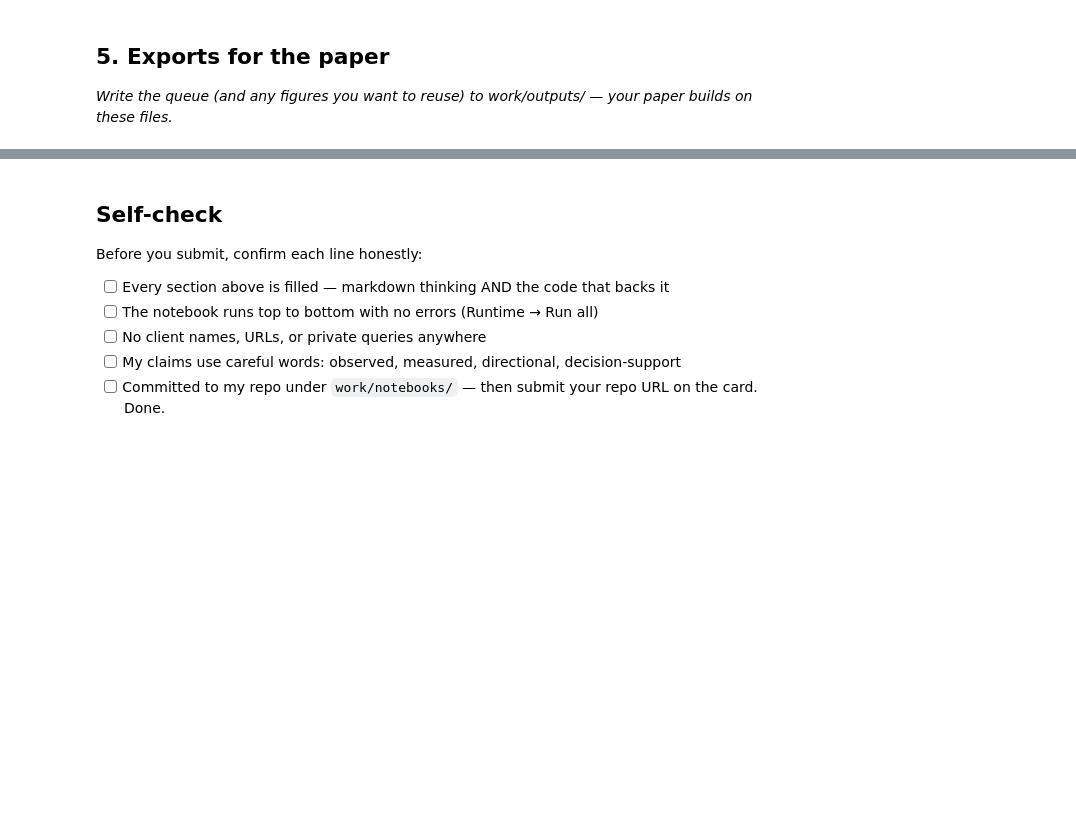
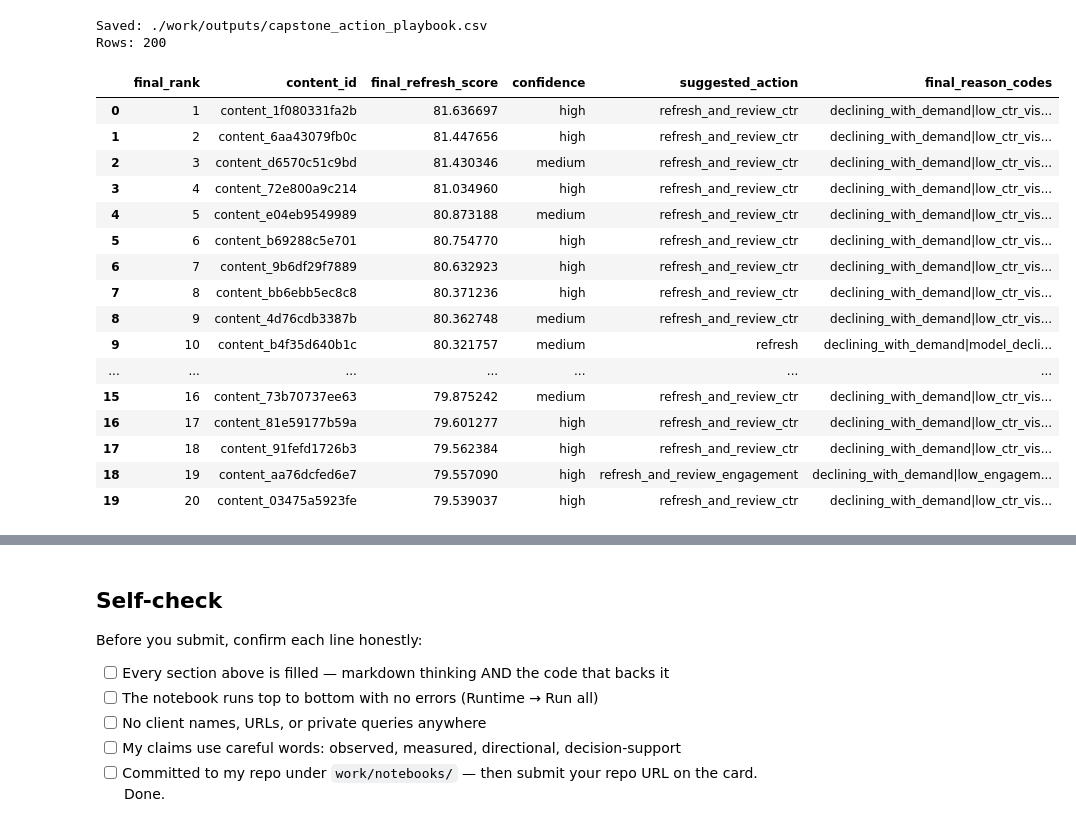
Before and after one commit to suha-2004/flyrank-ml-internship, a Jupyter notebook: work/notebooks/w07_action_playbook.ipynb, the cells around one changed output, grey strips where cells are left out. Drawn from its saved outputs; the diff is of its cells as text; code cells hidden in the pictures; blank space fills up the shorter version.

```diff
--- a/work/notebooks/w07_action_playbook.ipynb
+++ b/work/notebooks/w07_action_playbook.ipynb
@@ -12,0 +74,10 @@ This skeleton is yours to fill. Work the sections **in order** — each one has
+# %%
+import pandas as pd
+
+recommendations = pd.read_csv("./outputs/refresh_queue_sample.csv")
+
+print("Shape:", recommendations.shape)
+print("Columns:")
+print(recommendations.columns.tolist())
+
+recommendations.head()
@@ -12,0 +106,19 @@ This skeleton is yours to fill. Work the sections **in order** — each one has
+# %%
+# This cell is for CODE (numbers, a query, a check).
+# Write your text answer in the cell ABOVE this one — typing sentences here breaks Run All.
+# Create the W07 action queue from the existing project output
+
+action_queue = recommendations[
+    [
+        "final_rank",
+        "content_id",
+        "final_refresh_score",
+        "confidence",
+        "suggested_action",
+        "final_reason_codes"
+    ]
+].copy()
+
+print("Action queue shape:", action_queue.shape)
+
+action_queue.head(10)
@@ -34,7 +255,19 @@ This skeleton is yours to fill. Work the sections **in order** — each one has
 # %%
 # This cell is for CODE (numbers, a query, a check).
 # Write your text answer in the cell ABOVE this one — typing sentences here breaks Run All.
+import os
+
+os.makedirs("./work/outputs", exist_ok=True)
+
+output_path = "./work/outputs/capstone_action_playbook.csv"
+
+action_queue.to_csv(
+    output_path,
+    index=False
+)
+
+print("Saved:", output_path)
+print("Rows:", len(action_queue))
+# %% [output]
+Saved: ./work/outputs/capstone_action_playbook.csv
+Rows: 200
-# %% [markdown]
-## 5. Exports for the paper
-
-*Write the queue (and any figures you want to reuse) to work/outputs/ — your paper builds on these files.*
@@ -43,0 +274,22 @@ This skeleton is yours to fill. Work the sections **in order** — each one has
+# %%
+paper_preview = action_queue.head(20).copy()
+
+paper_preview
+# %% [output]
+|  | final_rank | content_id | final_refresh_score | confidence | suggested_action | final_reason_codes |
+| 0 | 1 | content_1f080331fa2b | 81.636697 | high | refresh_and_review_ctr | declining_with_demand|low_ctr_vis... |
+| 1 | 2 | content_6aa43079fb0c | 81.447656 | high | refresh_and_review_ctr | declining_with_demand|low_ctr_vis... |
+| 2 | 3 | content_d6570c51c9bd | 81.430346 | medium | refresh_and_review_ctr | declining_with_demand|low_ctr_vis... |
+| 3 | 4 | content_72e800a9c214 | 81.034960 | high | refresh_and_review_ctr | declining_with_demand|low_ctr_vis... |
+| 4 | 5 | content_e04eb9549989 | 80.873188 | medium | refresh_and_review_ctr | declining_with_demand|low_ctr_vis... |
+| 5 | 6 | content_b69288c5e701 | 80.754770 | high | refresh_and_review_ctr | declining_with_demand|low_ctr_vis... |
+| 6 | 7 | content_9b6df29f7889 | 80.632923 | high | refresh_and_review_ctr | declining_with_demand|low_ctr_vis... |
+| 7 | 8 | content_bb6ebb5ec8c8 | 80.371236 | high | refresh_and_review_ctr | declining_with_demand|low_ctr_vis... |
+| 8 | 9 | content_4d76cdb3387b | 80.362748 | medium | refresh_and_review_ctr | declining_with_demand|low_ctr_vis... |
+| 9 | 10 | content_b4f35d640b1c | 80.321757 | medium | refresh | declining_with_demand|model_decli... |
+| ... | ... | ... | ... | ... | ... | ... |
+| 15 | 16 | content_73b70737ee63 | 79.875242 | medium | refresh_and_review_ctr | declining_with_demand|low_ctr_vis... |
+| 16 | 17 | content_81e59177b59a | 79.601277 | high | refresh_and_review_ctr | declining_with_demand|low_ctr_vis... |
+| 17 | 18 | content_91fefd1726b3 | 79.562384 | high | refresh_and_review_ctr | declining_with_demand|low_ctr_vis... |
+| 18 | 19 | content_aa76dcfed6e7 | 79.557090 | high | refresh_and_review_engagement | declining_with_demand|low_engagem... |
+| 19 | 20 | content_03475a5923fe | 79.539037 | high | refresh_and_review_ctr | declining_with_demand|low_ctr_vis... |
```
Also changed, not shown: parts of 24 cells of this notebook.
